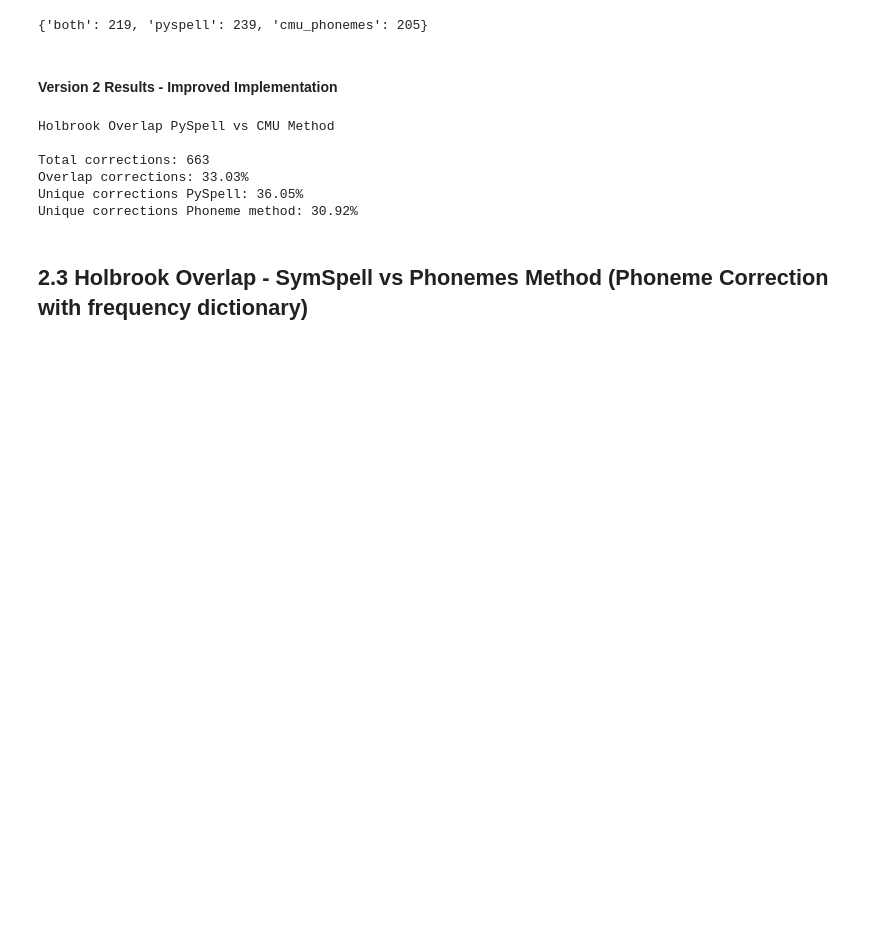
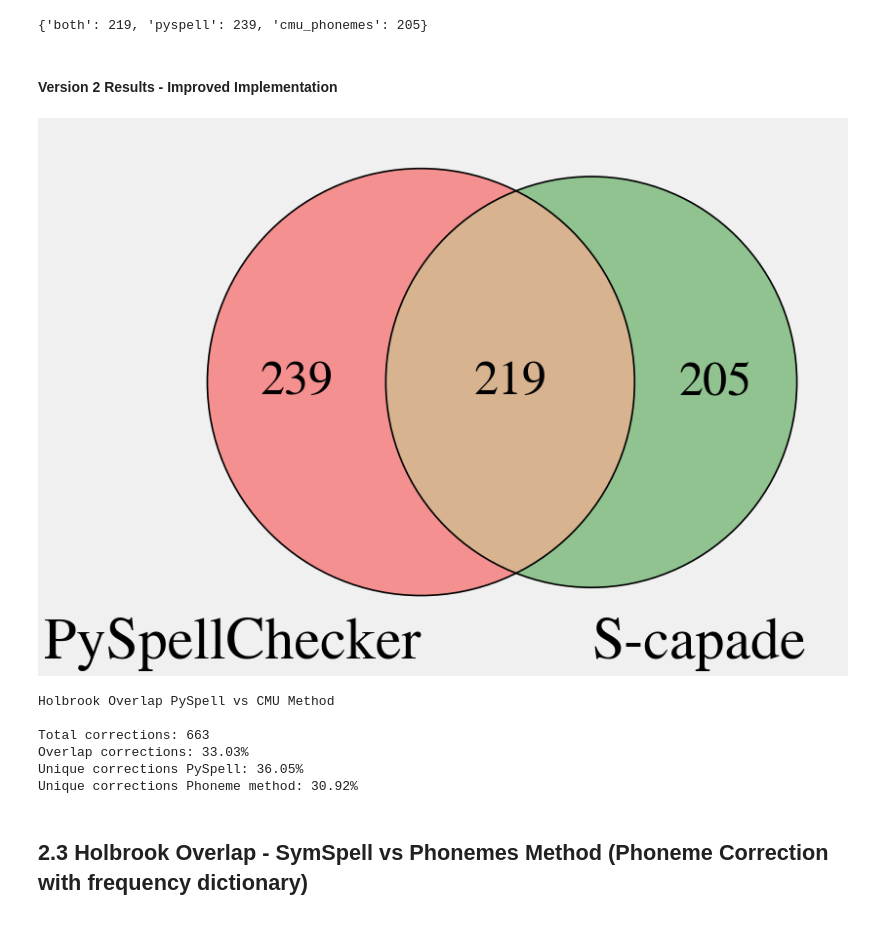
Before and after one commit to ucd-csl/Scapade, a Jupyter notebook: data_analysis/results_spelling_correction_overlap_and_scores.ipynb, the cells around one changed output. Cells and saved outputs as stored; diff of their text form; code cells hidden in the pictures; blank space fills up the shorter version.

```diff
--- a/data_analysis/results_spelling_correction_overlap_and_scores.ipynb
+++ b/data_analysis/results_spelling_correction_overlap_and_scores.ipynb
@@ -16,13 +16,13 @@ font = {'family' : 'normal',
 matplotlib.rc('font', **font)
 # %%
-matplotlib.use("pgf")
-matplotlib.rcParams.update({
-    "pgf.texsystem": "pdflatex",
-    'font.family': 'serif',
-    'text.usetex': False,
-    'pgf.rcfonts': False,
-    'font.size'  : 40,
-})
+# matplotlib.use("pgf")
+# matplotlib.rcParams.update({
+#     "pgf.texsystem": "pdflatex",
+#     'font.family': 'serif',
+#     'text.usetex': False,
+#     'pgf.rcfonts': False,
+#     'font.size'  : 40,
+# })
 # %%
 class color:
    BOLD = '\033[1m'
@@ -360,16 +360,21 @@ overlap_holbrook_py_cmu
 #### Version 2 Results - Improved Implementation
 # %%
 plt.figure(linewidth=5,  facecolor='#F0F0F0', figsize=(15,12), dpi=60)
-venn2(subsets=(overlap_holbrook_py_cmu['pyspell'],overlap_holbrook_py_cmu['cmu_phonemes'],
-               overlap_holbrook_py_cmu['both']),set_labels=('','',''))
+v = venn2(subsets=(overlap_holbrook_py_cmu['pyspell'],overlap_holbrook_py_cmu['cmu_phonemes'],
+               overlap_holbrook_py_cmu['both']),set_labels=('PySpellChecker','S-capade'))
 venn2_circles(subsets=(overlap_holbrook_py_cmu['pyspell'],overlap_holbrook_py_cmu['cmu_phonemes'],
                overlap_holbrook_py_cmu['both']))
-plt.legend(labels=['Python SpellChecker', ' S-capade','Common'])
-plt.title('Holbrook Dataset Corrections - Python SpellChecker vs S-capade')
-import tikzplotlib
 
-tikzplotlib.save("test.tex")
+lbl_a = v.get_label_by_id("A")
+lbl_b = v.get_label_by_id("B")
+x1, y1 = lbl_a.get_position()
+x2, y2 = lbl_b.get_position()
+lbl_b.set_position((x2, y1))
+# plt.legend(labels=['Python SpellChecker', ' S-capade','Common'])
+# plt.title('Holbrook Dataset Corrections - Python SpellChecker vs S-capade')
 plt.show()
+# %% [output]
+[figure, added]
 # %%
 print(color.BOLD + "Holbrook Overlap PySpell vs CMU Method \n" + color.END)
 print_overlap_scores(overlap_holbrook_py_cmu, 'PySpell')
```
Also changed, not shown: parts of 50 cells of this notebook, 15 other files.
